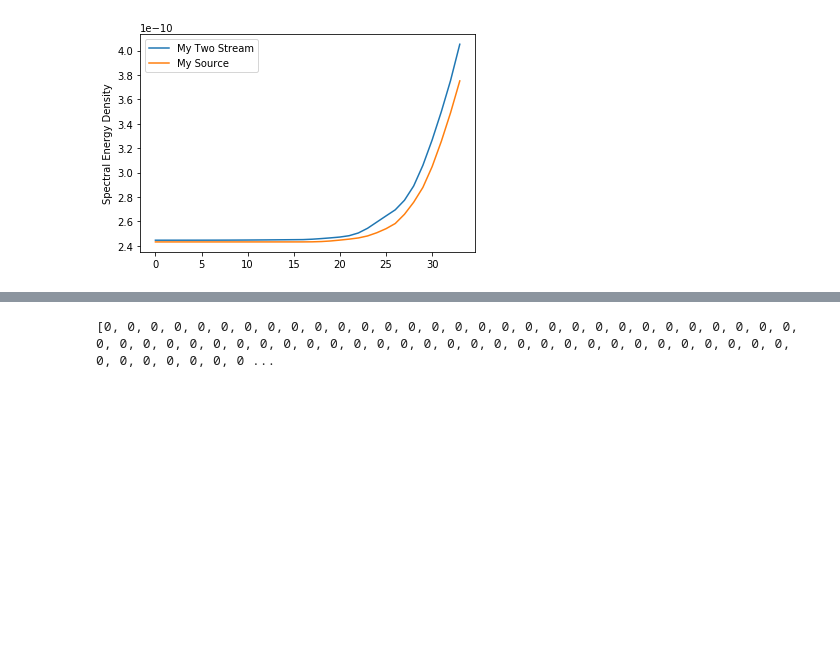
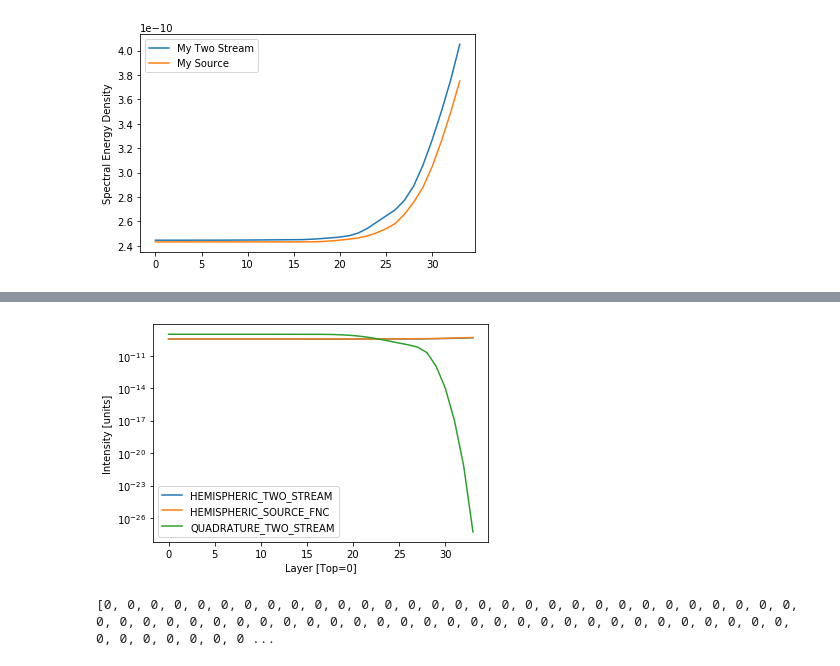
Before and after one commit to galexv/Jups, a Jupyter notebook: two_stream_tests.ipynb, the cells around one changed output, grey strips where cells are left out. Cells and saved outputs as stored; diff of their text form; code cells hidden in the pictures; blank space fills up the shorter version.

```diff
--- a/two_stream_tests.ipynb
+++ b/two_stream_tests.ipynb
@@ -1060,3 +992,62 @@ plt.savefig('/home/imalsky/Desktop/Atmosphere.png', dpi=300, bbox_inches='tight'
+# %%
+
+mylist = [3.55437104e-10, 3.58472514e-10, 9.93915703e-10,
+3.55437104e-10, 3.58473018e-10, 9.93882402e-10,
+3.55437104e-10, 3.58473604e-10, 9.93837362e-10,
+3.55437103e-10, 3.58474712e-10, 9.93776666e-10,
+3.55437104e-10, 3.58475821e-10, 9.93694022e-10,
+3.55437105e-10, 3.58477430e-10, 9.93580346e-10,
+3.55437108e-10, 3.58479473e-10, 9.93424528e-10,
+3.55437115e-10, 3.58482028e-10, 9.93203156e-10,
+3.55437132e-10, 3.58485783e-10, 9.92867587e-10,
+3.55437169e-10, 3.58490600e-10, 9.92372430e-10,
+3.55437243e-10, 3.58496795e-10, 9.91676912e-10,
+3.55437386e-10, 3.58504212e-10, 9.90727772e-10,
+3.55437641e-10, 3.58512668e-10, 9.89454478e-10,
+3.55438079e-10, 3.58522128e-10, 9.87763404e-10,
+3.55438804e-10, 3.58533530e-10, 9.85531015e-10,
+3.55439970e-10, 3.58547379e-10, 9.82596510e-10,
+3.55441799e-10, 3.58564187e-10, 9.78752337e-10,
+3.55444597e-10, 3.58584136e-10, 9.68058147e-10,
+3.55468504e-10, 3.58696775e-10, 9.31514686e-10,
+3.55559694e-10, 3.58950416e-10, 8.59896286e-10,
+3.55794502e-10, 3.59443531e-10, 7.52469782e-10,
+3.56258209e-10, 3.60382687e-10, 6.16705195e-10,
+3.57038044e-10, 3.62204320e-10, 4.69265902e-10,
+3.58282763e-10, 3.65346481e-10, 3.32550078e-10,
+3.60220703e-10, 3.69656176e-10, 2.24462867e-10,
+3.62787658e-10, 3.74330969e-10, 1.51735120e-10,
+3.65738652e-10, 3.78585356e-10, 1.03913296e-10,
+3.69499622e-10, 3.83051737e-10, 6.49001166e-11,
+3.77414250e-10, 3.91356332e-10, 2.00782267e-11,
+3.88964132e-10, 4.04480296e-10, 1.12937929e-12,
+4.02389633e-10, 4.22836265e-10, 1.06177271e-14,
+4.20671066e-10, 4.44737522e-10, 1.01774529e-17,
+4.42800234e-10, 4.68972276e-10, 6.25633409e-22,
+4.67239722e-10, 4.94880850e-10, 5.28020901e-28]
+
+
+
+HEMISPHERIC_TWO_STREAM = []
+HEMISPHERIC_SOURCE_FNC = []
+QUADRATURE_TWO_STREAM = []
+for i in range(0,len(mylist), 3):
+    HEMISPHERIC_TWO_STREAM.append(mylist[i])
+    HEMISPHERIC_SOURCE_FNC.append(mylist[i+1])
+    QUADRATURE_TWO_STREAM.append(mylist[i+2])
+
+
+plt.plot(range(len(HEMISPHERIC_TWO_STREAM)), HEMISPHERIC_TWO_STREAM, label='HEMISPHERIC_TWO_STREAM')
+plt.plot(range(len(HEMISPHERIC_TWO_STREAM)), HEMISPHERIC_SOURCE_FNC, label='HEMISPHERIC_SOURCE_FNC')
+plt.plot(range(len(HEMISPHERIC_TWO_STREAM)), QUADRATURE_TWO_STREAM,  label='QUADRATURE_TWO_STREAM')
+
+plt.yscale('log')
+plt.ylabel('Intensity [units]')
+plt.xlabel('Layer [Top=0]')
+plt.legend()
+plt.savefig('/home/imalsky/Desktop/1e14Hz_1e10m_star_high_scattering.png', dpi=300, bbox_inches='tight')
+# %% [output]
+[figure, added]
 # %%
 print ([0] * 102)
 # %% [output]
```
Also changed, not shown: parts of 2 cells of this notebook, 9 other files.
